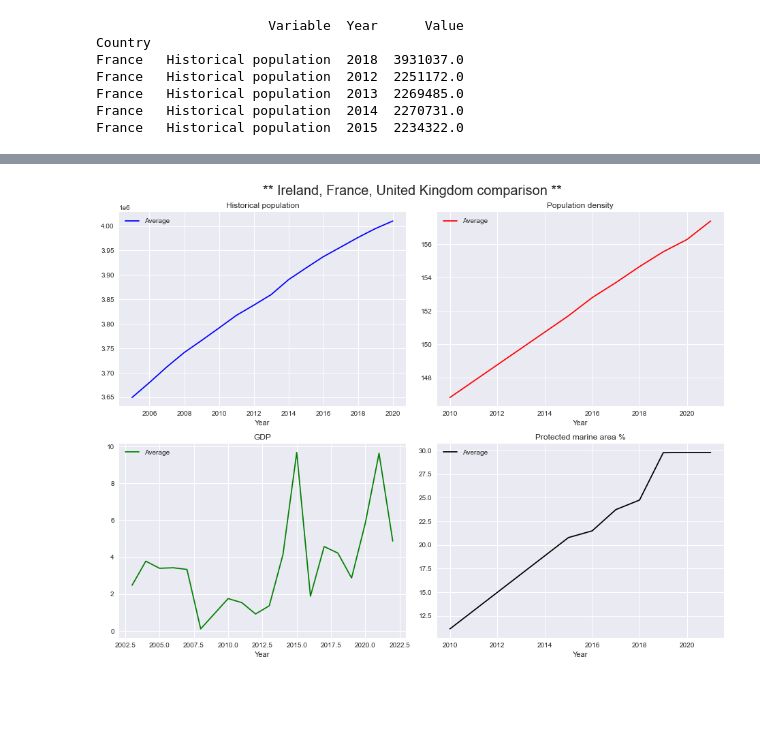
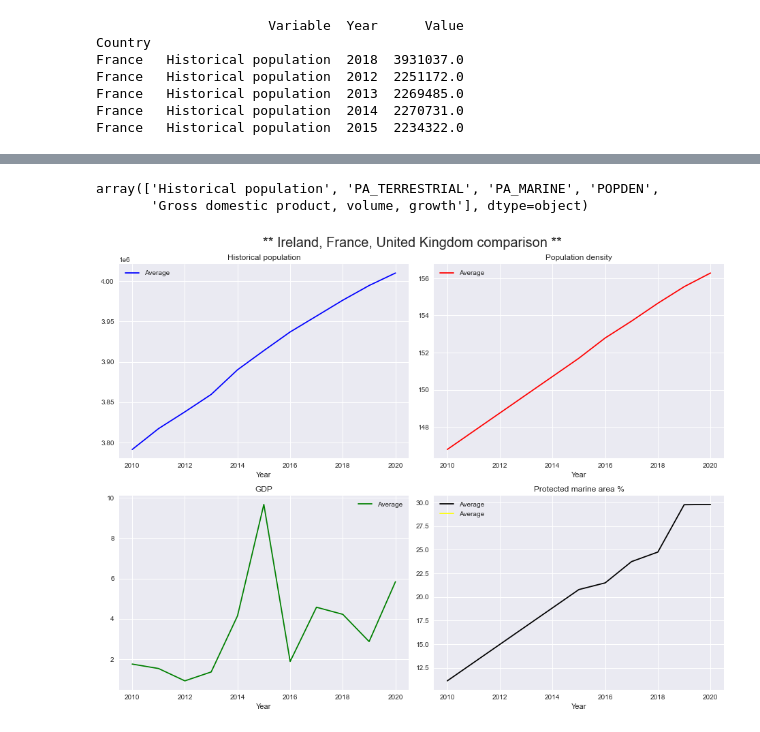
Before and after one commit to BoSuto/Data-analysis-for-business-March-2022-, a Jupyter notebook: Population, Economics & Green Growth.ipynb, the cells around one changed output, grey strips where cells are left out. Drawn from its saved outputs; the diff is of its cells as text; code cells hidden in the pictures; blank space fills up the shorter version.

Commit message:
checking terrestrial data

```diff
--- a/Population, Economics & Green Growth.ipynb
+++ b/Population, Economics & Green Growth.ipynb
@@ -1188,0 +1168,3 @@ Ireland                   Historical population  2014  172949.000000
+# %%
+concat_year= concat_1[(concat_1['Year'] >= 2010) & (concat_1['Year'] <= 2020)]
+print(concat_year)
@@ -1189,30 +1199,35 @@ Ireland                   Historical population  2014  172949.000000
+# %%
+concat_year.Variable.unique()
+# %% [output]
+array(['Historical population', 'PA_TERRESTRIAL', 'PA_MARINE', 'POPDEN',
+       'Gross domestic product, volume, growth'], dtype=object)
 # %%
 def getAverageByYear(variableName):
     return concat_year.loc[concat_year["Variable"]==variableName].groupby(['Year'])['Value'].mean().to_frame('Average')
 
 gdp = getAverageByYear('Gross domestic product, volume, growth')
 pop = getAverageByYear('Historical population')
 green_pop = getAverageByYear('POPDEN')
 green_terr = getAverageByYear('TERRESTRIAL')
 green_marine = getAverageByYear('PA_MARINE')
 
 
 fig2, ax2 = plt.subplots(2,2, figsize=(13,10))
 fig2.suptitle('** Ireland, France, United Kingdom comparison **', fontsize=20)
 plt.style.use('seaborn')
 
 pop.plot(ax=ax2[0, 0],color='blue')
 green_pop.plot(ax=ax2[0,1],color='red')
 gdp.plot(ax=ax2[1, 0], color='green')
 green_marine.plot(ax=ax2[1, 1],color='black')
-
+green_terr.plot(ax=ax2[1, 1],color='yellow')
 
 ax2[0,0].set_title('Historical population')
 ax2[0,1].set_title('Population density')
 ax2[1,0].set_title('GDP')
 ax2[1,1].set_title('Protected marine area %')
 
 
 plt.tight_layout()
 # %% [output]
-[figure, old version]
+[figure, new version]
```
Also changed, not shown: parts of 6 cells of this notebook.
